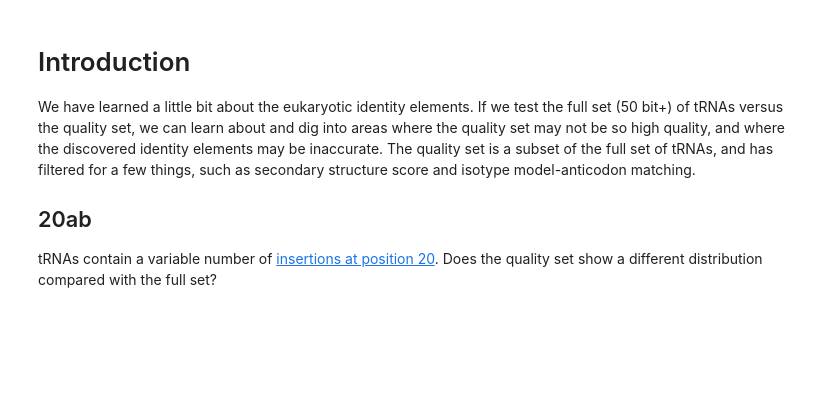
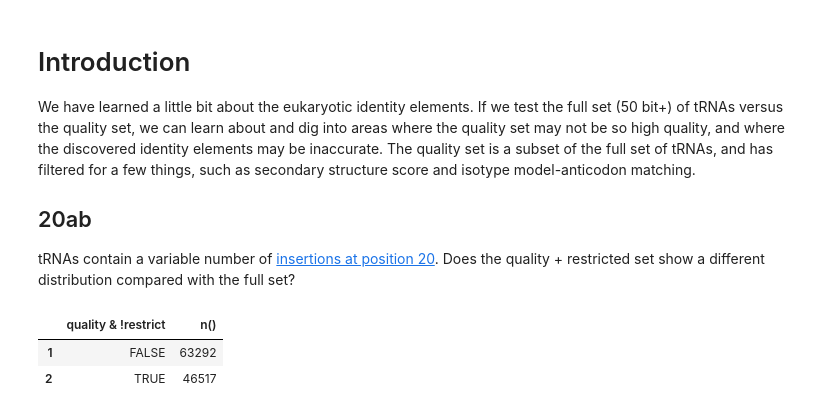
Before and after one commit to bylin/euk-features, a Jupyter notebook: notebooks/quality-set-IDEs.ipynb, the cells around one changed output. Saved outputs shown, nothing was run; the diff lists cells and outputs as text; code cells hidden in the pictures; blank space fills up the shorter version.

```diff
--- a/notebooks/quality-set-IDEs.ipynb
+++ b/notebooks/quality-set-IDEs.ipynb
@@ -10,7 +21,7 @@ We have learned a little bit about the eukaryotic identity elements. If we test
 
 ## 20ab
 
-tRNAs contain a variable number of [insertions at position 20](http://zam.soe.ucsc.edu:5959/notebooks/identity/euk-isotypes/euk-tRNAs.ipynb#20a/20b). Does the quality set show a different distribution compared with the full set?
+tRNAs contain a variable number of [insertions at position 20](http://zam.soe.ucsc.edu:5959/notebooks/identity/euk-isotypes/euk-tRNAs.ipynb#20a/20b). Does the quality + restricted set show a different distribution compared with the full set?
 # %%
 identities = read.delim('identities.tsv', sep='\t')
 identities$quality = as.logical(identities$quality)
@@ -25,0 +29,6 @@ colnames(insertionab) = c("Size", "tRNAs", "Set")
+# %%
+identities %>% group_by(quality & !restrict) %>% summarize(n())
+# %% [output]
+|  | quality & !restrict | n() |
+| 1 | FALSE | 63292 |
+| 2 | TRUE | 46517 |
```
Also changed, not shown: parts of 7 cells of this notebook.
